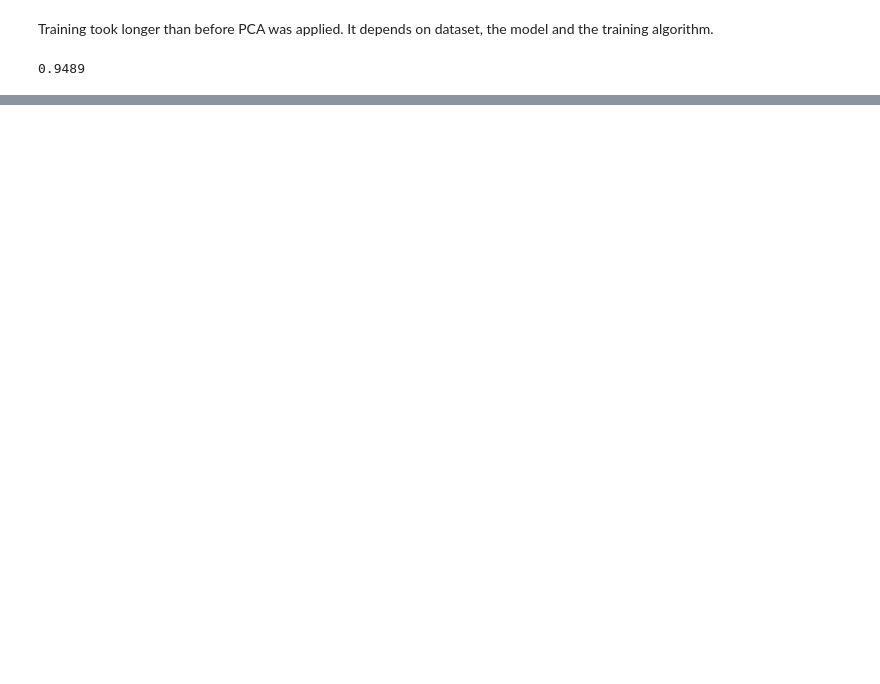
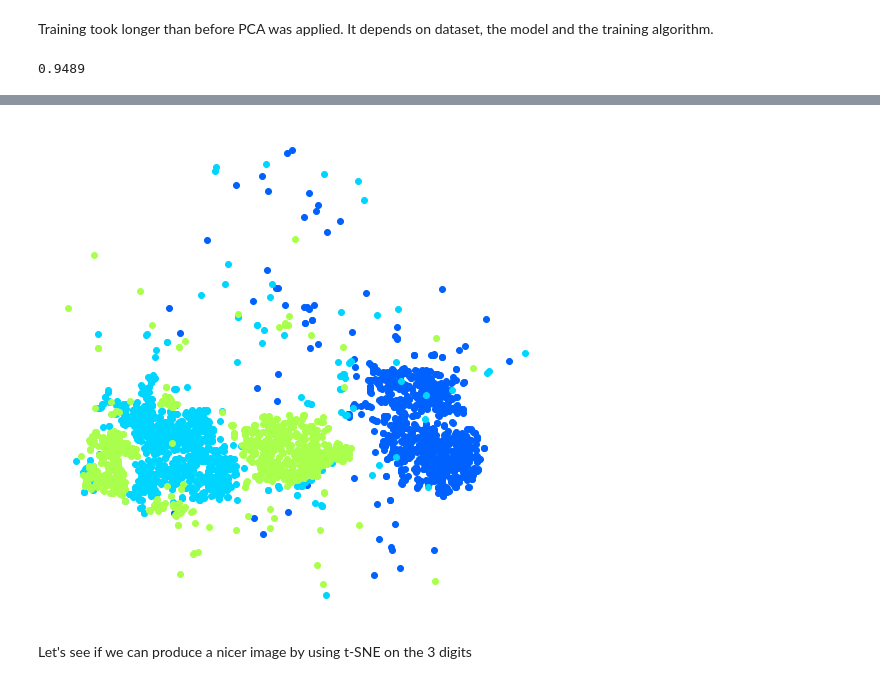
Before and after one commit to marts-dev/handsOnML, a Jupyter notebook: DimensionalityReductionExercise.ipynb, the cells around one changed output, grey strips where cells are left out. Saved outputs shown, nothing was run; the diff lists cells and outputs as text; code cells hidden in the pictures; blank space fills up the shorter version.

```diff
--- a/DimensionalityReductionExercise.ipynb
+++ b/DimensionalityReductionExercise.ipynb
@@ -126,0 +186,13 @@ Please also refer to the documentation for alternative solver options:
+# %%
+# Focus on 2,3 and 5 which seem look alike
+plt.figure(figsize=(9,9))
+cmap = mpl.cm.get_cmap("jet")
+for digit in (2, 3, 5):
+    idx = y == digit
+    plt.scatter(X_reduced[idx, 0], X_reduced[idx, 1], c=[cmap(digit/9)])
+plt.axis('off')
+plt.show()
+# %% [output]
+[figure, added]
+# %% [markdown]
+Let's see if we can produce a nicer image by using t-SNE on the 3 digits
```
Also changed, not shown: parts of 45 cells of this notebook.
